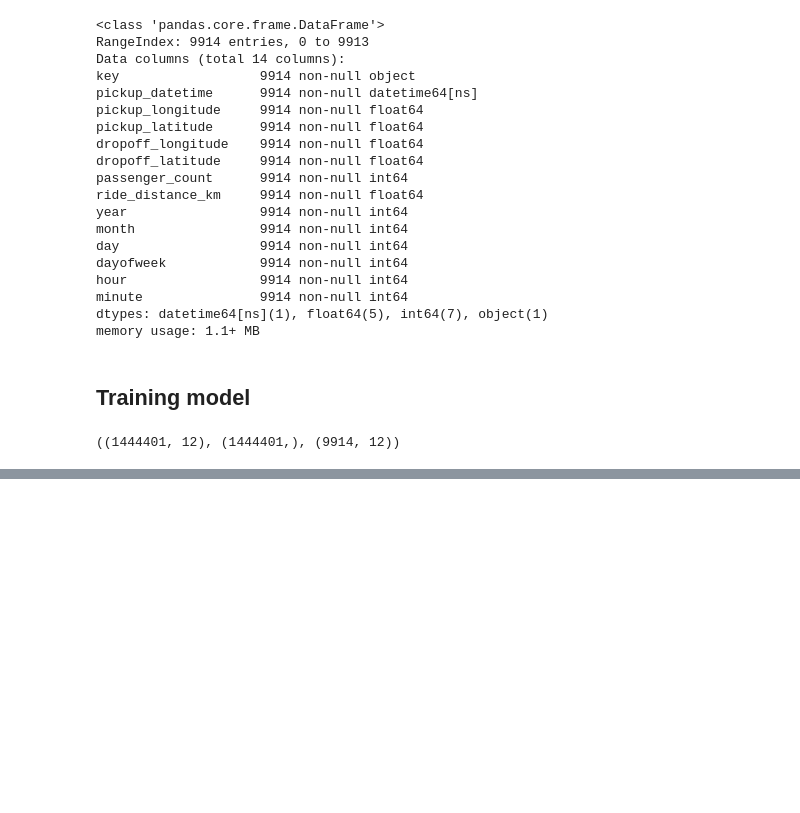
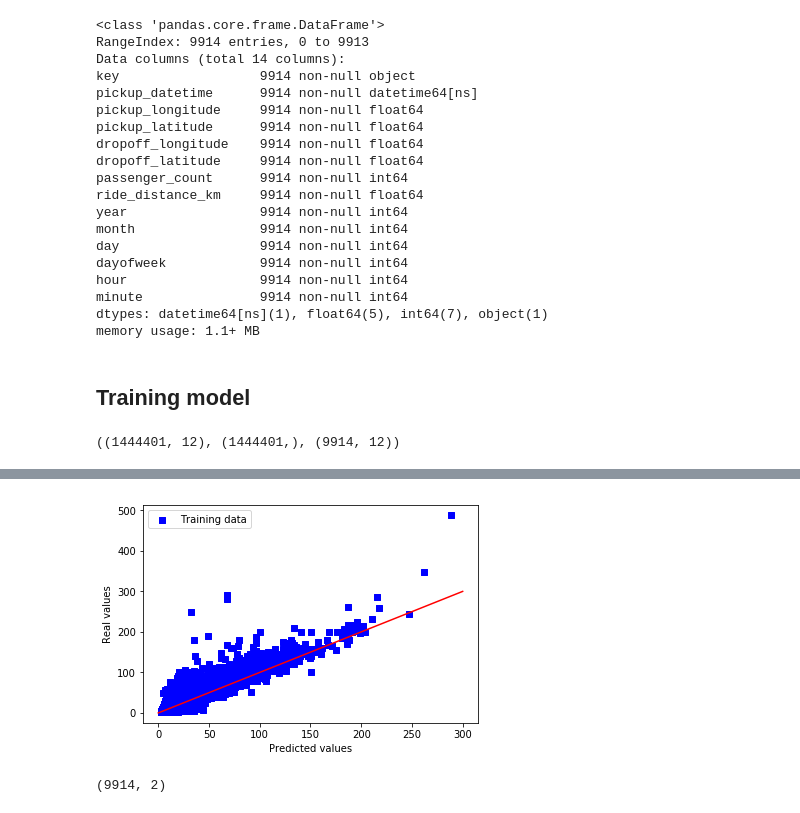
Before and after one commit to lubepe/NYCityTaxiFares_KaggleCompetition, a Jupyter notebook: TaxiFareNY_Google_kaggle.ipynb, the cells around one changed output, grey strips where cells are left out. Drawn from its saved outputs; the diff is of its cells as text; code cells hidden in the pictures; blank space fills up the shorter version.

```diff
--- a/TaxiFareNY_Google_kaggle.ipynb
+++ b/TaxiFareNY_Google_kaggle.ipynb
@@ -447,0 +453,22 @@ submission.shape
+# %%
+randforest.fit(X_train, logy_train)
+y_predicted_log = np.exp(randforest.predict(X_train))
+
+plt.scatter(y_predicted_log, y_train, c = "blue", marker = "s", label = "Training data")
+plt.xlabel("Predicted values")
+plt.ylabel("Real values")
+plt.legend(loc = "upper left")
+plt.plot([0, 300], [0, 300], c = "red")
+plt.show()
+
+final_prediction_log = np.exp(randforest.predict(X_test))
+
+submission = pd.DataFrame({'key': fares_test['key'],
+                           'fare_amount': final_prediction_log})
+
+submission.to_csv('TaxiFare_RandonForestRegressor_Submission.csv', index=False)
+
+submission.shape
+# %% [output]
+[figure, added]
+(9914, 2)
```
Also changed, not shown: parts of 5 cells of this notebook.
